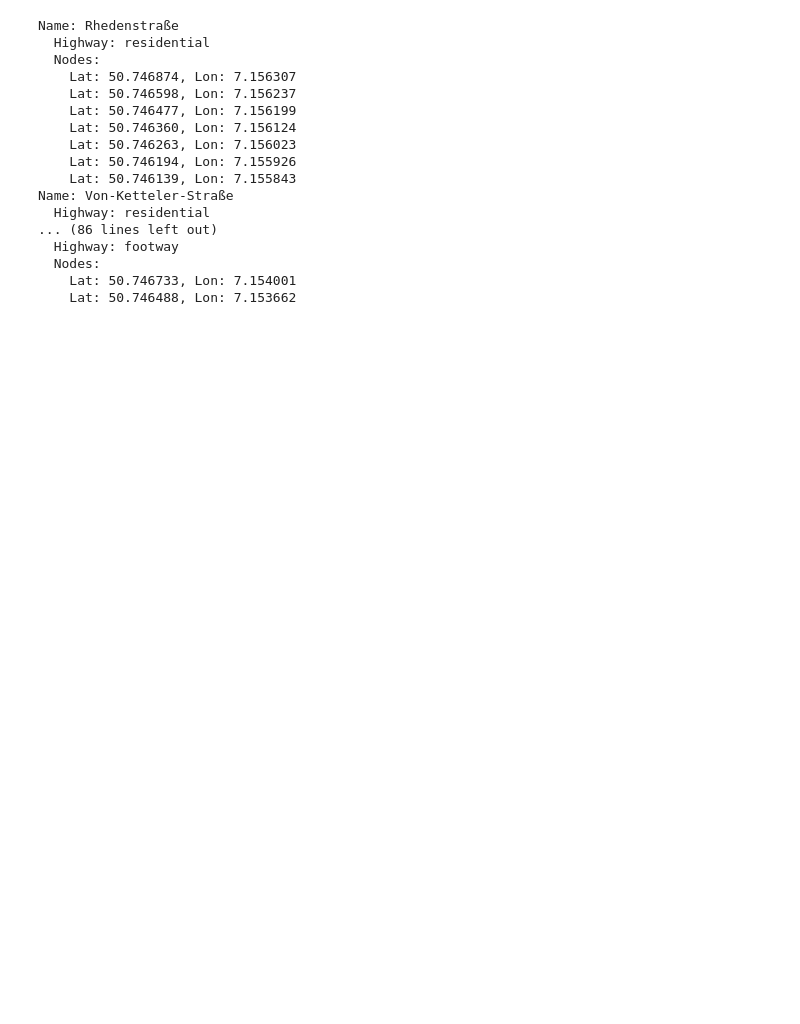
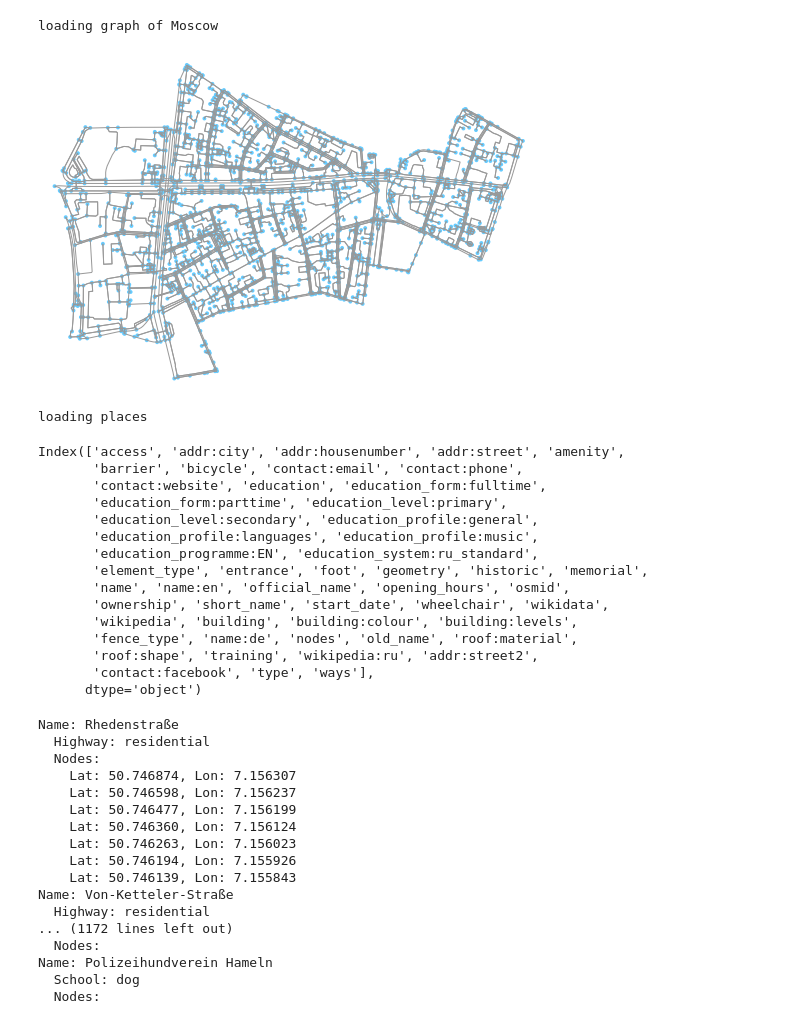
Before and after one commit to lecturers-without-borders/geo_data_analysis, a Jupyter notebook: get_schools_from_locations.ipynb, the cells around one changed output. Drawn from its saved outputs; the diff is of its cells as text; code cells hidden in the pictures; blank space fills up the shorter version.

Commit message:
updated search places search in osm

```diff
--- a/get_schools_from_locations.ipynb
+++ b/get_schools_from_locations.ipynb
@@ -18,7 +29,72 @@ Alternatively if we need all the school data (~1 million of uses around the worl
+# %%
+import json # requests for APIs
+import requests #load Python code that allow us to work with the JSON data format and the HTTP protocol
+
+import osmnx as ox
+import matplotlib.pyplot as plt
+%matplotlib inline
+
+# https://www.digitalocean.com/community/tutorials/how-to-use-web-apis-in-python-3
+# https://automating-gis-processes.github.io/CSC/notebooks/L3/retrieve_osm_data.html
+
+
+# Specify the name that is used to seach for the data
+place_name = "Arbat, Moscow, Russia"# Kremlin, Arbat "Kamppi, Helsinki, Finland"
+
+
+# Fetch OSM street network from the location
+graph = ox.graph_from_place(place_name)
+type(graph)
+
+print('loading graph of Moscow')
+
+# Plot the streets
+fig, ax = ox.plot_graph(graph)
+
+
+# Retrieve the footprint of our location
+area = ox.gdf_from_place(place_name)
+print('loading places')
+
+# Retrieve buildings from the area
+#buildings = ox.footprints(place_name) #buildings_from_place(place_name)
+
+# What types are those? if there is any information about buildings_from_place
+#print(type(area))
+#print(type(buildings))
+
+# Retrieve restaurants
+restaurants = ox.pois_from_place(place_name, amenities=['restaurant'])
+
+schools = ox.pois_from_place(place_name, amenities=['school'])
+
+
+# How many schools do we have in this district?
+len(schools)
+
+# Available columns and names of amenity we are searching for
+schools.columns
+# %% [output]
+loading graph of Moscow
+[figure, added]
+loading places
+Index(['access', 'addr:city', 'addr:housenumber', 'addr:street', 'amenity',
+       'barrier', 'bicycle', 'contact:email', 'contact:phone',
+       'contact:website', 'education', 'education_form:fulltime',
+       'education_form:parttime', 'education_level:primary',
+       'education_level:secondary', 'education_profile:general',
+       'education_profile:languages', 'education_profile:music',
+       'education_programme:EN', 'education_system:ru_standard',
+       'element_type', 'entrance', 'foot', 'geometry', 'historic', 'memorial',
+       'name', 'name:en', 'official_name', 'opening_hours', 'osmid',
+       'ownership', 'short_name', 'start_date', 'wheelchair', 'wikidata',
+       'wikipedia', 'building', 'building:colour', 'building:levels',
+       'fence_type', 'name:de', 'nodes', 'old_name', 'roof:material',
+       'roof:shape', 'training', 'wikipedia:ru', 'addr:street2',
+       'contact:facebook', 'type', 'ways'],
+      dtype='object')
 # %%
 import overpy
-
-
 # example code to test overpy
 
 
@@ -31,6 +107,7 @@ result = api.query("""
     out body;
     """)
 
+
 for way in result.ways:
     print("Name: %s" % way.tags.get("name", "n/a"))
     print("  Highway: %s" % way.tags.get("highway", "n/a"))
@@ -40,7 +117,7 @@ for way in result.ways:
 
 
 result_school = api.query("""
-    way(50.746,7.154,50.748,7.157) ["school"];
+    way(50.746,7.154,55.748,70.157) ["school"];
     (._;>;);
     out body;
     """)
@@ -62,10 +139,10 @@ Name: Rhedenstraße
     Lat: 50.746139, Lon: 7.155843
 Name: Von-Ketteler-Straße
   Highway: residential
-... (86 lines left out)
-  Highway: footway
+... (1172 lines left out)
   Nodes:
-    Lat: 50.746733, Lon: 7.154001
-    Lat: 50.746488, Lon: 7.153662
+Name: Polizeihundverein Hameln
+  School: dog
+  Nodes:
 # %% [markdown]
 ### Make calls for api for schools around lat lon in given radius
```
Also changed, not shown: parts of 3 cells of this notebook.
